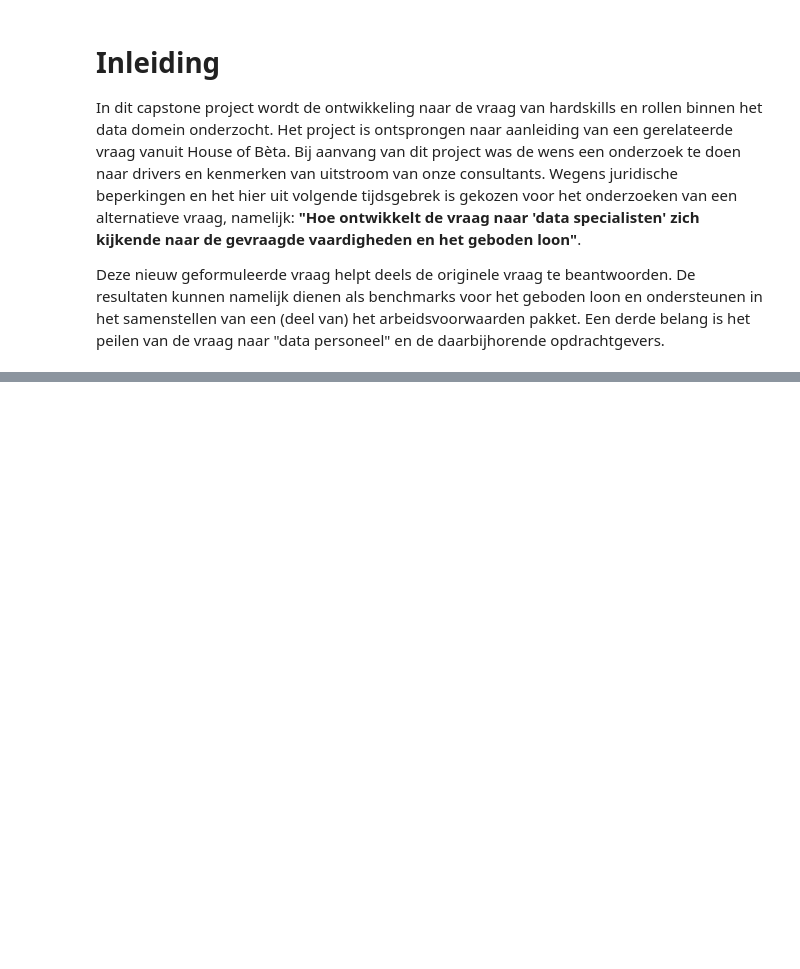
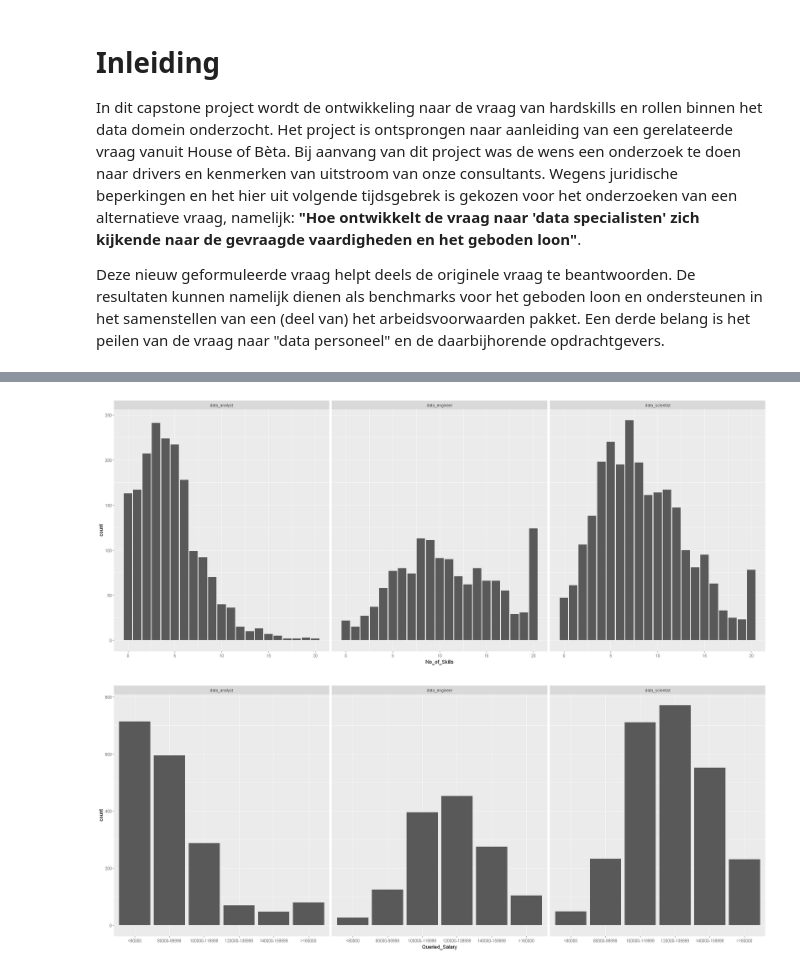
Before and after one commit to MaelvanDijk/DMAE, a Jupyter notebook: Capstone/Capstone_DMAE_MaelvDijk.ipynb, the cells around one changed output, grey strips where cells are left out. Saved outputs shown, nothing was run; the diff lists cells and outputs as text; code cells hidden in the pictures; blank space fills up the shorter version.

Commit message:
started data understanding

```diff
--- a/Capstone/Capstone_DMAE_MaelvDijk.ipynb
+++ b/Capstone/Capstone_DMAE_MaelvDijk.ipynb
@@ -128,0 +156,11 @@ Deze datasets worden gebruikt door de analyse heen. D001 is gedownload van kaggl
+# %%
+
+# kenmerken D001 dataset
+df_indeed_kaggle <- read.csv(".\\Data_raw\\D001\\indeed_job_dataset.csv")
+
+df_indeed_kaggle %>% summary()
+df_indeed_kaggle %>% names() %>% length()
+df_indeed_kaggle$Skill %>% unique() %>% length()
+df_indeed_kaggle$Job_Title %>% unique() %>% length()
+df_indeed_kaggle$Queried_Salary %>% unique()
+df_indeed_kaggle$Job_Type %>% unique()
@@ -128,0 +316,20 @@ Deze datasets worden gebruikt door de analyse heen. D001 is gedownload van kaggl
+# %%
+# D001
+options(repr.plot.width=20, repr.plot.height=8)
+
+df_indeed_kaggle$Queried_Salary <- factor(
+    df_indeed_kaggle$Queried_Salary,
+    levels = c("<80000", "80000-99999", "100000-119999", "120000-139999", "140000-159999", ">160000"))
+
+df_indeed_kaggle %>%
+    ggplot(aes(x= No_of_Skills)) +
+    geom_bar() +
+    facet_grid(cols= vars(Job_Type))
+
+df_indeed_kaggle %>%
+    ggplot(aes(x= Queried_Salary)) +
+    geom_bar() +
+    facet_grid(cols= vars(Job_Type))
+# %% [output]
+[figure, added]
+[figure, added]
```
Also changed, not shown: parts of 9 cells of this notebook, 2 other files.
